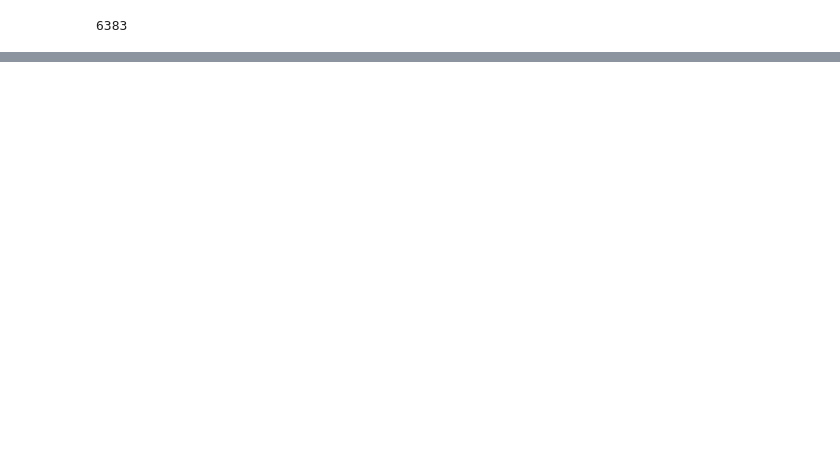
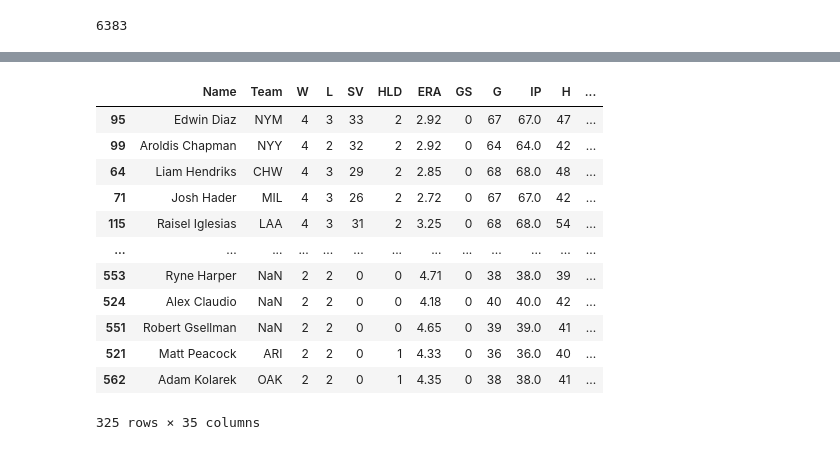
Before and after one commit to haueter19/baseball, a Jupyter notebook: Fantasy Work.ipynb, the cells around one changed output, grey strips where cells are left out. Cells and saved outputs as stored; diff of their text form; code cells hidden in the pictures; blank space fills up the shorter version.

```diff
--- a/Fantasy Work.ipynb
+++ b/Fantasy Work.ipynb
@@ -210,0 +300,16 @@ p.sort_values('Value', ascending=False)
+# %%
+p[(p['Primary_Pos']=='RP')]
+# %% [output]
+|  | Name | Team | W | L | SV | HLD | ERA | GS | G | IP | H | ... |
+| 95 | Edwin Diaz | NYM | 4 | 3 | 33 | 2 | 2.92 | 0 | 67 | 67.0 | 47 | ... |
+| 99 | Aroldis Chapman | NYY | 4 | 2 | 32 | 2 | 2.92 | 0 | 64 | 64.0 | 42 | ... |
+| 64 | Liam Hendriks | CHW | 4 | 3 | 29 | 2 | 2.85 | 0 | 68 | 68.0 | 48 | ... |
+| 71 | Josh Hader | MIL | 4 | 3 | 26 | 2 | 2.72 | 0 | 67 | 67.0 | 42 | ... |
+| 115 | Raisel Iglesias | LAA | 4 | 3 | 31 | 2 | 3.25 | 0 | 68 | 68.0 | 54 | ... |
+| ... | ... | ... | ... | ... | ... | ... | ... | ... | ... | ... | ... | ... |
+| 553 | Ryne Harper | NaN | 2 | 2 | 0 | 0 | 4.71 | 0 | 38 | 38.0 | 39 | ... |
+| 524 | Alex Claudio | NaN | 2 | 2 | 0 | 0 | 4.18 | 0 | 40 | 40.0 | 42 | ... |
+| 551 | Robert Gsellman | NaN | 2 | 2 | 0 | 0 | 4.65 | 0 | 39 | 39.0 | 41 | ... |
+| 521 | Matt Peacock | ARI | 2 | 2 | 0 | 1 | 4.33 | 0 | 36 | 36.0 | 40 | ... |
+| 562 | Adam Kolarek | OAK | 2 | 2 | 0 | 1 | 4.35 | 0 | 38 | 38.0 | 41 | ... |
+325 rows × 35 columns
```
Also changed, not shown: parts of 20 cells of this notebook.
